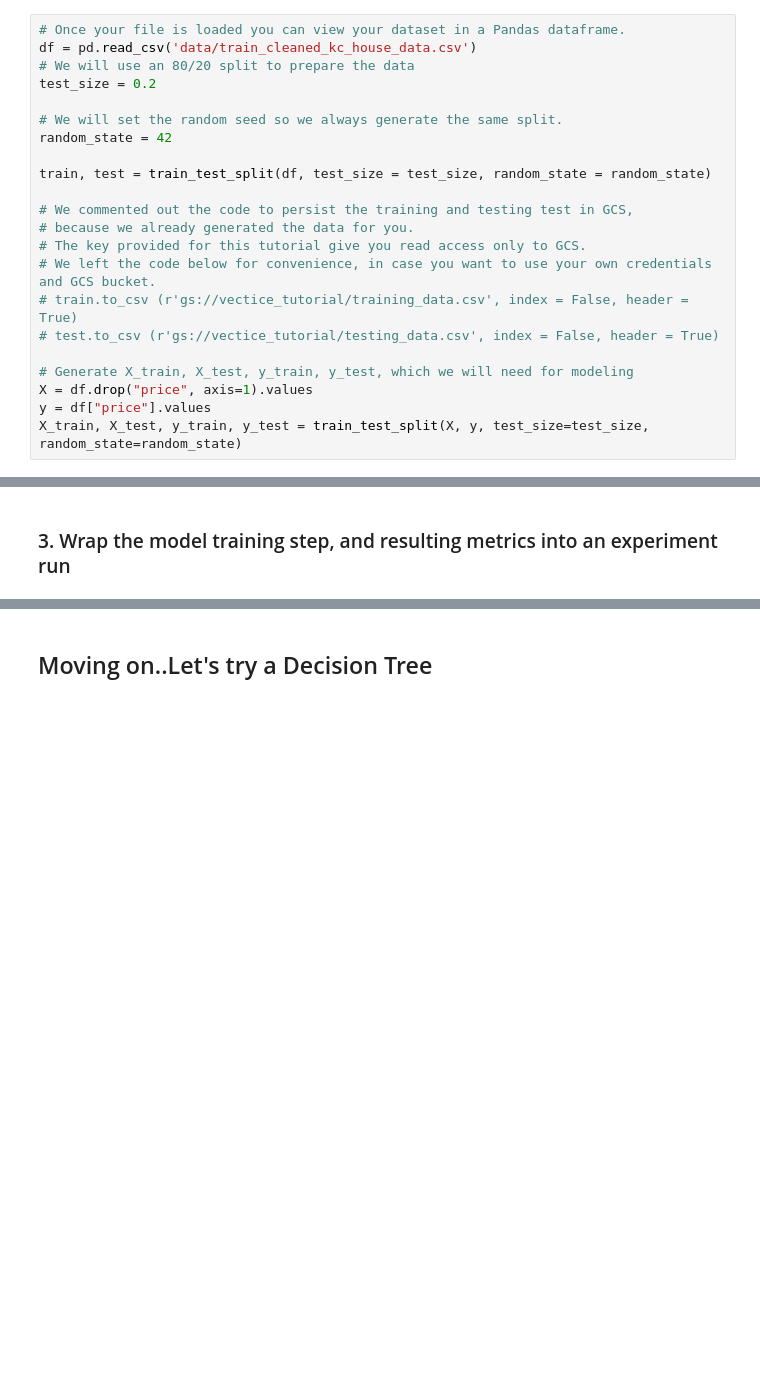
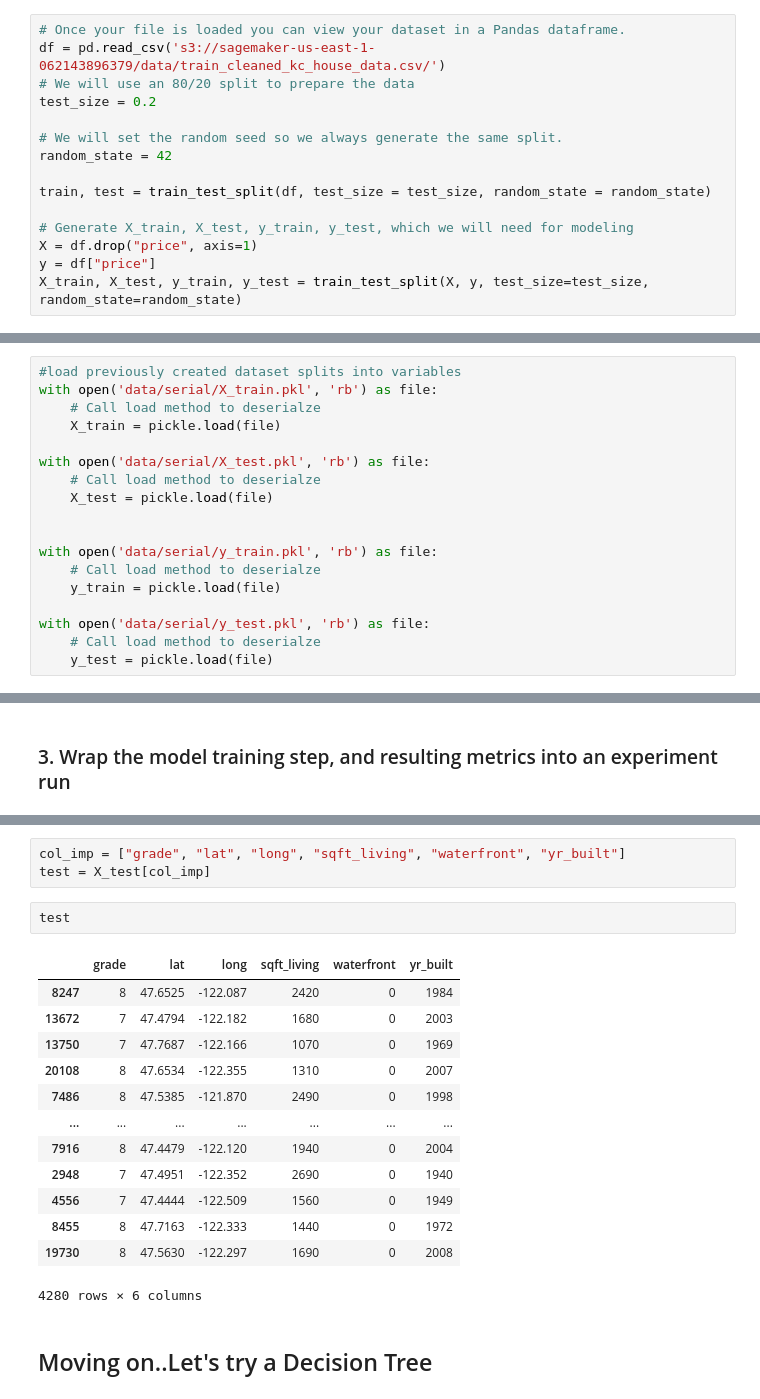
Before and after one commit to stbiadmin/vectice-examples, a Jupyter notebook: demo/demo_modeling.ipynb, the cells around one changed output, grey strips where cells are left out. Saved outputs shown, nothing was run; the diff lists cells and outputs as text; blank space fills up the shorter version.

```diff
--- a/demo/demo_modeling.ipynb
+++ b/demo/demo_modeling.ipynb
@@ -74,6 +76,6 @@ from sklearn.ensemble import RandomForestRegressor  # Random Forest Regression
 # %%
 # Once your file is loaded you can view your dataset in a Pandas dataframe.
-df = pd.read_csv('data/train_cleaned_kc_house_data.csv')
+df = pd.read_csv('s3://sagemaker-us-east-1-062143896379/data/train_cleaned_kc_house_data.csv/')
 # We will use an 80/20 split to prepare the data
 test_size = 0.2
 
@@ -82,14 +84,7 @@ random_state = 42
 
 train, test = train_test_split(df, test_size = test_size, random_state = random_state)
 
-# We commented out the code to persist the training and testing test in GCS,
-# because we already generated the data for you.
-# The key provided for this tutorial give you read access only to GCS.
-# We left the code below for convenience, in case you want to use your own credentials and GCS bucket.
-# train.to_csv (r'gs://vectice_tutorial/training_data.csv', index = False, header = True)
-# test.to_csv (r'gs://vectice_tutorial/testing_data.csv', index = False, header = True)
-
 # Generate X_train, X_test, y_train, y_test, which we will need for modeling
-X = df.drop("price", axis=1).values
-y = df["price"].values
+X = df.drop("price", axis=1)
+y = df["price"]
 X_train, X_test, y_train, y_test = train_test_split(X, y, test_size=test_size, random_state=random_state)
@@ -95,0 +93,18 @@ X_train, X_test, y_train, y_test = train_test_split(X, y, test_size=test_size, r
+# %%
+#load previously created dataset splits into variables
+with open('data/serial/X_train.pkl', 'rb') as file:
+    # Call load method to deserialze
+    X_train = pickle.load(file)
+
+with open('data/serial/X_test.pkl', 'rb') as file:
+    # Call load method to deserialze
+    X_test = pickle.load(file)
+
+
+with open('data/serial/y_train.pkl', 'rb') as file:
+    # Call load method to deserialze
+    y_train = pickle.load(file)
+
+with open('data/serial/y_test.pkl', 'rb') as file:
+    # Call load method to deserialze
+    y_test = pickle.load(file)
@@ -179,3 +202,22 @@ INFO:Model:ModelVersion with id: 12595 successfully created in Model Regressor.
+# %%
+col_imp = ["grade", "lat", "long", "sqft_living", "waterfront", "yr_built"]
+test = X_test[col_imp]
+# %%
+test
+# %% [output]
+|  | grade | lat | long | sqft_living | waterfront | yr_built |
+| 8247 | 8 | 47.6525 | -122.087 | 2420 | 0 | 1984 |
+| 13672 | 7 | 47.4794 | -122.182 | 1680 | 0 | 2003 |
+| 13750 | 7 | 47.7687 | -122.166 | 1070 | 0 | 1969 |
+| 20108 | 8 | 47.6534 | -122.355 | 1310 | 0 | 2007 |
+| 7486 | 8 | 47.5385 | -121.870 | 2490 | 0 | 1998 |
+| ... | ... | ... | ... | ... | ... | ... |
+| 7916 | 8 | 47.4479 | -122.120 | 1940 | 0 | 2004 |
+| 2948 | 7 | 47.4951 | -122.352 | 2690 | 0 | 1940 |
+| 4556 | 7 | 47.4444 | -122.509 | 1560 | 0 | 1949 |
+| 8455 | 8 | 47.7163 | -122.333 | 1440 | 0 | 1972 |
+| 19730 | 8 | 47.5630 | -122.297 | 1690 | 0 | 2008 |
+4280 rows × 6 columns
 # %% [markdown]
 ## Moving on..Let's try a Decision Tree
 # %% [markdown]
```
Also changed, not shown: parts of 16 cells of this notebook, 12 other files.
